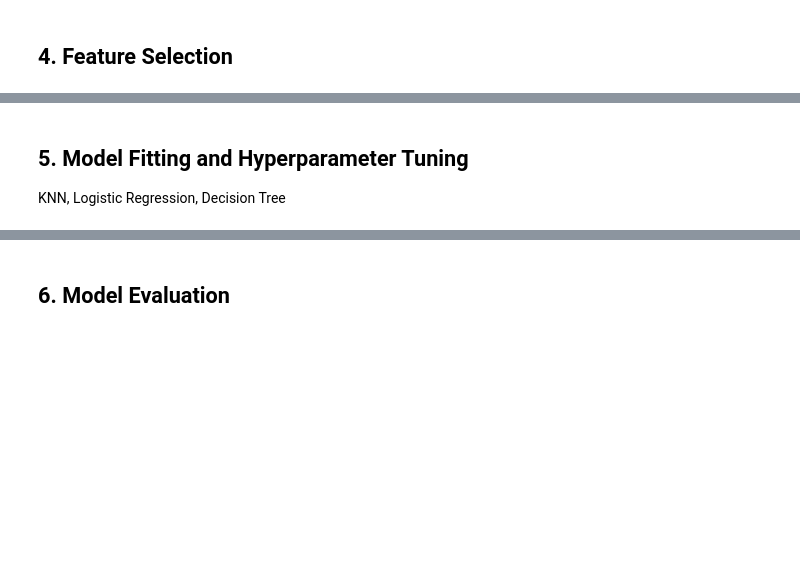
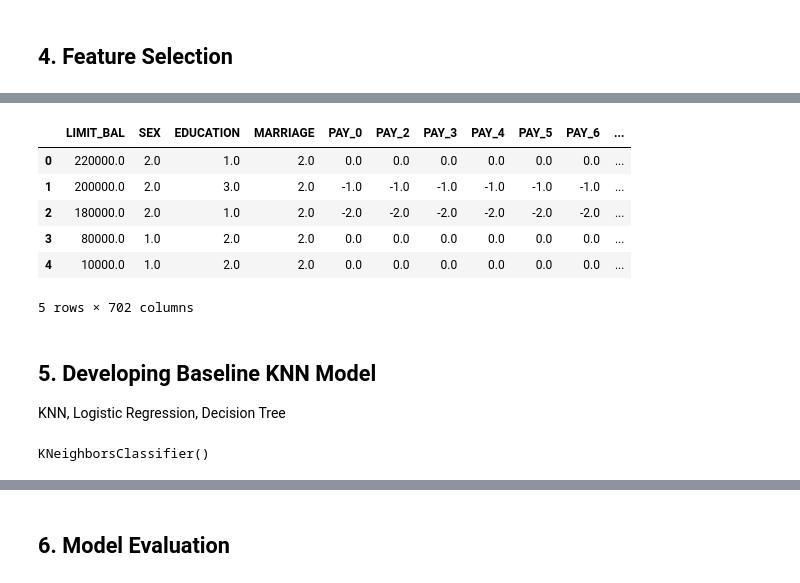
Before and after one commit to carlosiruiz/Bakeoff2, a Jupyter notebook: 2020_09_22_classification_bakeoff_modeling.ipynb, the cells around one changed output, grey strips where cells are left out. Saved outputs shown, nothing was run; the diff lists cells and outputs as text; code cells hidden in the pictures; blank space fills up the shorter version.

Commit message:
updating poly features

```diff
--- a/2020_09_22_classification_bakeoff_modeling.ipynb
+++ b/2020_09_22_classification_bakeoff_modeling.ipynb
@@ -610,3 +610,5 @@ df_model.drop(['AGE'], axis=1, inplace=True)
 # %%
 y = df_model.Y
 X = df_model.drop(['Y'], axis=1)
+# %%
+X = X.astype(float)
@@ -613,3 +628,20 @@ X = df_model.drop(['Y'], axis=1)
+# %%
+from sklearn.preprocessing import PolynomialFeatures
+
+poly_2 = PolynomialFeatures(degree=2, include_bias=False)
+poly2_data = poly_2.fit_transform(X)
+poly2_columns = poly_2.get_feature_names(X.columns)
+df_poly = pd.DataFrame(poly2_data, columns=poly2_columns)
+# %%
+df_poly.head()
+# %% [output]
+|  | LIMIT_BAL | SEX | EDUCATION | MARRIAGE | PAY_0 | PAY_2 | PAY_3 | PAY_4 | PAY_5 | PAY_6 | ... |
+| 0 | 220000.0 | 2.0 | 1.0 | 2.0 | 0.0 | 0.0 | 0.0 | 0.0 | 0.0 | 0.0 | ... |
+| 1 | 200000.0 | 2.0 | 3.0 | 2.0 | -1.0 | -1.0 | -1.0 | -1.0 | -1.0 | -1.0 | ... |
+| 2 | 180000.0 | 2.0 | 1.0 | 2.0 | -2.0 | -2.0 | -2.0 | -2.0 | -2.0 | -2.0 | ... |
+| 3 | 80000.0 | 1.0 | 2.0 | 2.0 | 0.0 | 0.0 | 0.0 | 0.0 | 0.0 | 0.0 | ... |
+| 4 | 10000.0 | 1.0 | 2.0 | 2.0 | 0.0 | 0.0 | 0.0 | 0.0 | 0.0 | 0.0 | ... |
+5 rows × 702 columns
 # %% [markdown]
-## 5. Model Fitting and Hyperparameter Tuning
+## 5. Developing Baseline KNN Model
 KNN, Logistic Regression, Decision Tree
@@ -615,0 +676,5 @@ KNN, Logistic Regression, Decision Tree
+# %%
+# Fit the model to the training data
+knn.fit(X_train, y_train)
+# %% [output]
+KNeighborsClassifier()
```
Also changed, not shown: parts of 14 cells of this notebook, 1 other file.
